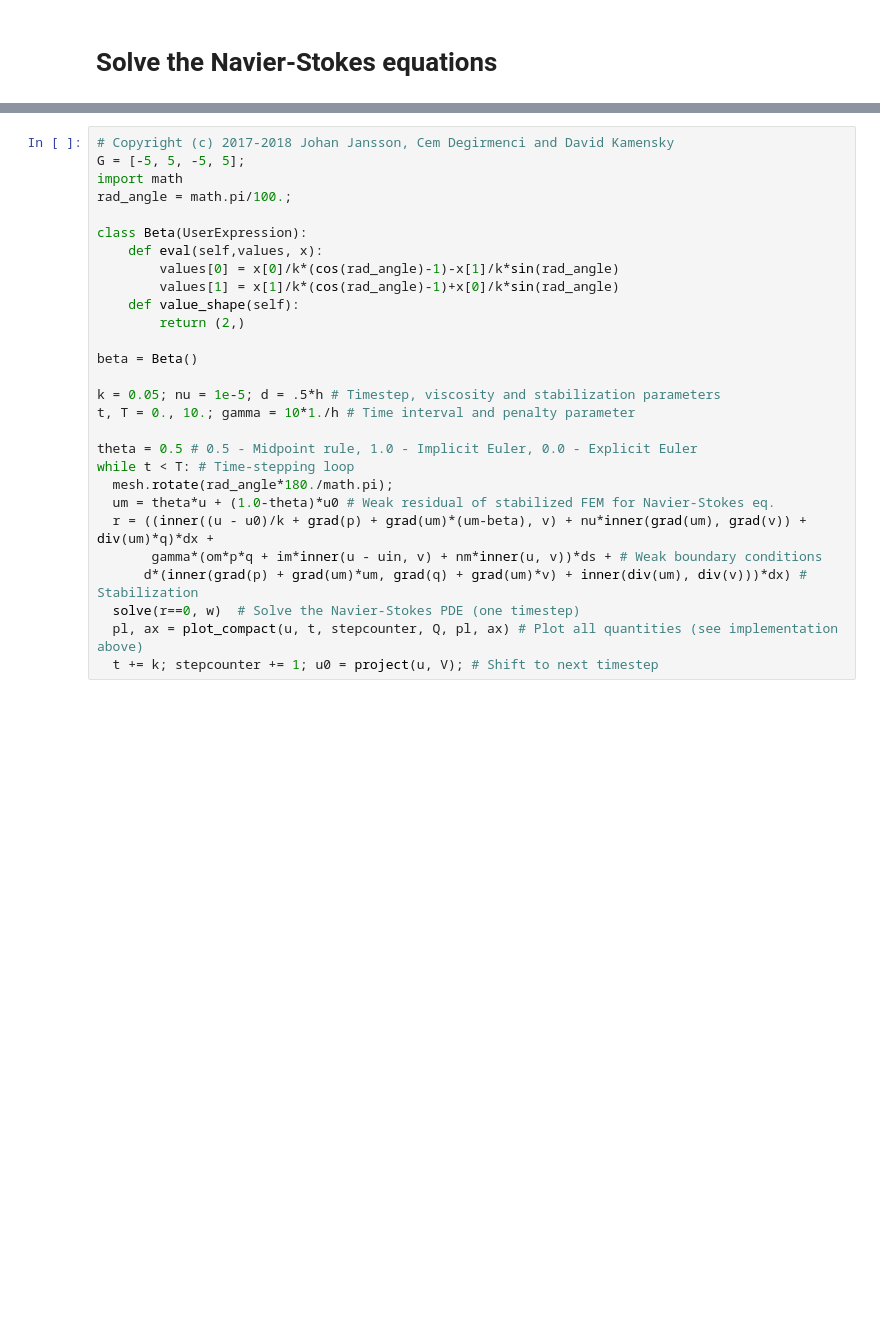
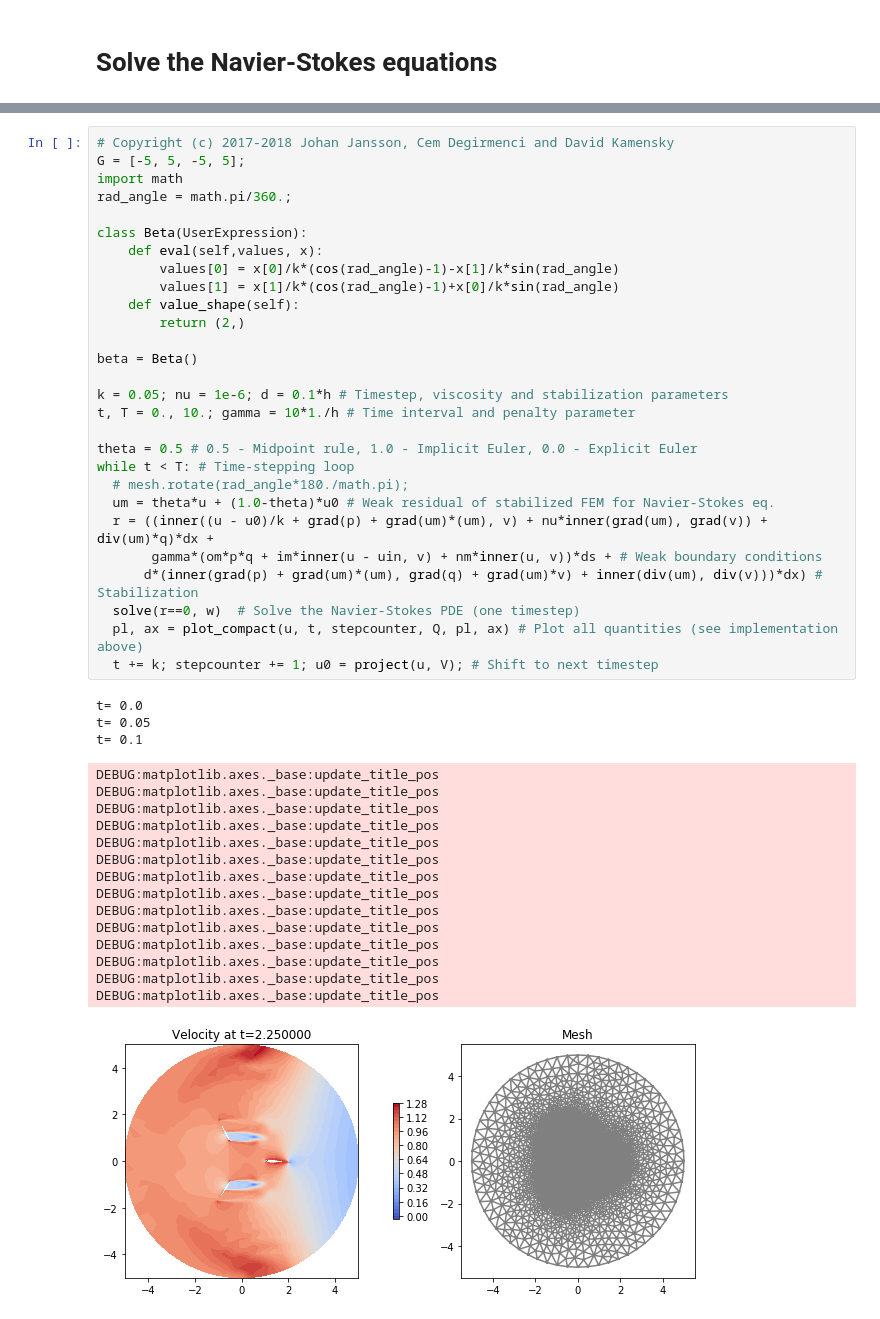
Before and after one commit to van-dang/VAWT-Cloud, a Jupyter notebook: DFS_ALE_2D.ipynb, the cells around one changed output, grey strips where cells are left out. Saved outputs shown, nothing was run; the diff lists cells and outputs as text; blank space fills up the shorter version.

```diff
--- a/DFS_ALE_2D.ipynb
+++ b/DFS_ALE_2D.ipynb
@@ -167,28 +167,47 @@ DEBUG:matplotlib.axes._base:update_title_pos
 # %%
 # Copyright (c) 2017-2018 Johan Jansson, Cem Degirmenci and David Kamensky
 G = [-5, 5, -5, 5];
 import math
-rad_angle = math.pi/100.;
+rad_angle = math.pi/360.;
 
 class Beta(UserExpression):
     def eval(self,values, x):
         values[0] = x[0]/k*(cos(rad_angle)-1)-x[1]/k*sin(rad_angle)
         values[1] = x[1]/k*(cos(rad_angle)-1)+x[0]/k*sin(rad_angle)
     def value_shape(self):
         return (2,)
 
 beta = Beta()
 
-k = 0.05; nu = 1e-5; d = .5*h # Timestep, viscosity and stabilization parameters
+k = 0.05; nu = 1e-6; d = 0.1*h # Timestep, viscosity and stabilization parameters
 t, T = 0., 10.; gamma = 10*1./h # Time interval and penalty parameter
 
 theta = 0.5 # 0.5 - Midpoint rule, 1.0 - Implicit Euler, 0.0 - Explicit Euler
 while t < T: # Time-stepping loop
-  mesh.rotate(rad_angle*180./math.pi);
+  # mesh.rotate(rad_angle*180./math.pi);
   um = theta*u + (1.0-theta)*u0 # Weak residual of stabilized FEM for Navier-Stokes eq.
-  r = ((inner((u - u0)/k + grad(p) + grad(um)*(um-beta), v) + nu*inner(grad(um), grad(v)) + div(um)*q)*dx +
+  r = ((inner((u - u0)/k + grad(p) + grad(um)*(um), v) + nu*inner(grad(um), grad(v)) + div(um)*q)*dx +
        gamma*(om*p*q + im*inner(u - uin, v) + nm*inner(u, v))*ds + # Weak boundary conditions
-      d*(inner(grad(p) + grad(um)*um, grad(q) + grad(um)*v) + inner(div(um), div(v)))*dx) # Stabilization
+      d*(inner(grad(p) + grad(um)*(um), grad(q) + grad(um)*v) + inner(div(um), div(v)))*dx) # Stabilization
   solve(r==0, w)  # Solve the Navier-Stokes PDE (one timestep)
   pl, ax = plot_compact(u, t, stepcounter, Q, pl, ax) # Plot all quantities (see implementation above)
   t += k; stepcounter += 1; u0 = project(u, V); # Shift to next timestep
+# %% [output]
+t= 0.0
+t= 0.05
+t= 0.1
+DEBUG:matplotlib.axes._base:update_title_pos
+DEBUG:matplotlib.axes._base:update_title_pos
+DEBUG:matplotlib.axes._base:update_title_pos
+DEBUG:matplotlib.axes._base:update_title_pos
+DEBUG:matplotlib.axes._base:update_title_pos
+DEBUG:matplotlib.axes._base:update_title_pos
+DEBUG:matplotlib.axes._base:update_title_pos
+DEBUG:matplotlib.axes._base:update_title_pos
+DEBUG:matplotlib.axes._base:update_title_pos
+DEBUG:matplotlib.axes._base:update_title_pos
+DEBUG:matplotlib.axes._base:update_title_pos
+DEBUG:matplotlib.axes._base:update_title_pos
+DEBUG:matplotlib.axes._base:update_title_pos
+DEBUG:matplotlib.axes._base:update_title_pos
+[figure, added]
```
Also changed, not shown: parts of 3 cells of this notebook.
